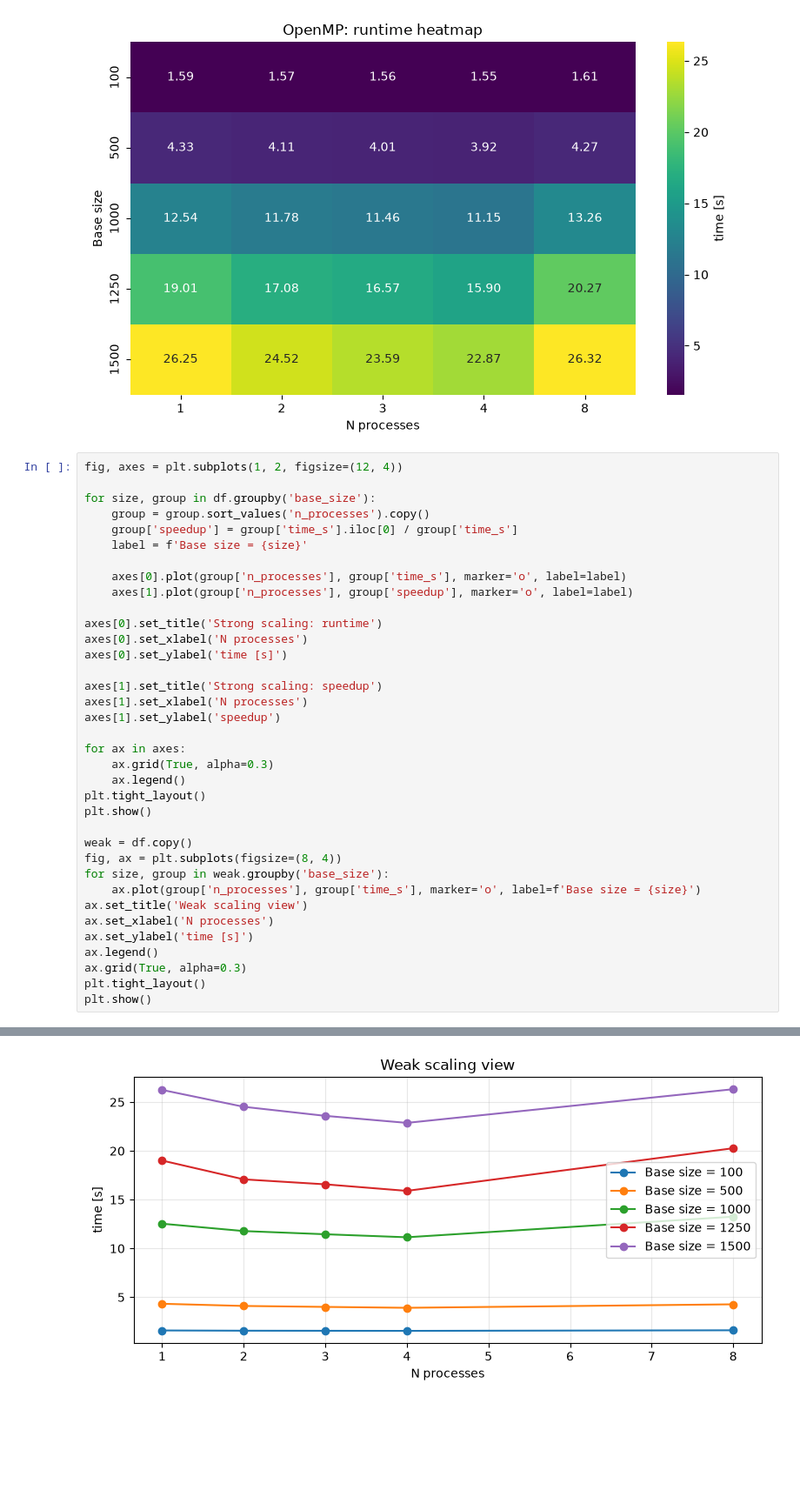
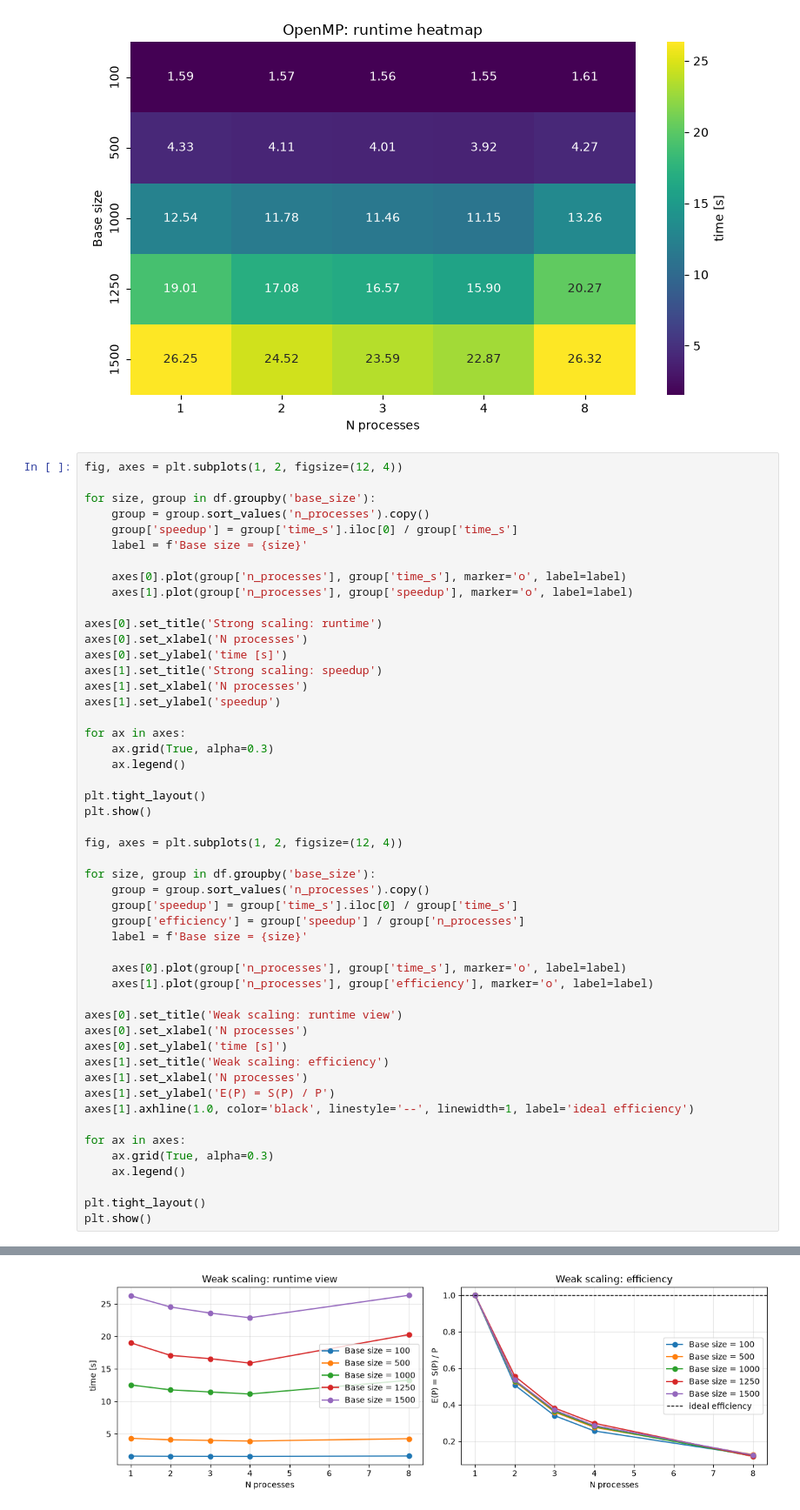
Before and after one commit to B-Koberg/Game-of-Life, a Jupyter notebook: task3_analysis.ipynb, the cells around one changed output, grey strips where cells are left out. Shown at 87% size. Saved outputs shown, nothing was run; the diff lists cells and outputs as text; blank space fills up the shorter version.

```diff
--- a/task3_analysis.ipynb
+++ b/task3_analysis.ipynb
@@ -29,39 +29,53 @@ plt.show()
 # %%
 fig, axes = plt.subplots(1, 2, figsize=(12, 4))
 
 for size, group in df.groupby('base_size'):
     group = group.sort_values('n_processes').copy()
     group['speedup'] = group['time_s'].iloc[0] / group['time_s']
     label = f'Base size = {size}'
 
     axes[0].plot(group['n_processes'], group['time_s'], marker='o', label=label)
     axes[1].plot(group['n_processes'], group['speedup'], marker='o', label=label)
 
 axes[0].set_title('Strong scaling: runtime')
 axes[0].set_xlabel('N processes')
 axes[0].set_ylabel('time [s]')
-
 axes[1].set_title('Strong scaling: speedup')
 axes[1].set_xlabel('N processes')
 axes[1].set_ylabel('speedup')
 
 for ax in axes:
     ax.grid(True, alpha=0.3)
     ax.legend()
+
 plt.tight_layout()
 plt.show()
 
-weak = df.copy()
-fig, ax = plt.subplots(figsize=(8, 4))
-for size, group in weak.groupby('base_size'):
-    ax.plot(group['n_processes'], group['time_s'], marker='o', label=f'Base size = {size}')
-ax.set_title('Weak scaling view')
-ax.set_xlabel('N processes')
-ax.set_ylabel('time [s]')
-ax.legend()
-ax.grid(True, alpha=0.3)
+fig, axes = plt.subplots(1, 2, figsize=(12, 4))
+
+for size, group in df.groupby('base_size'):
+    group = group.sort_values('n_processes').copy()
+    group['speedup'] = group['time_s'].iloc[0] / group['time_s']
+    group['efficiency'] = group['speedup'] / group['n_processes']
+    label = f'Base size = {size}'
+
+    axes[0].plot(group['n_processes'], group['time_s'], marker='o', label=label)
+    axes[1].plot(group['n_processes'], group['efficiency'], marker='o', label=label)
+
+axes[0].set_title('Weak scaling: runtime view')
+axes[0].set_xlabel('N processes')
+axes[0].set_ylabel('time [s]')
+axes[1].set_title('Weak scaling: efficiency')
+axes[1].set_xlabel('N processes')
+axes[1].set_ylabel('E(P) = S(P) / P')
+axes[1].axhline(1.0, color='black', linestyle='--', linewidth=1, label='ideal efficiency')
+
+for ax in axes:
+    ax.grid(True, alpha=0.3)
+    ax.legend()
+
 plt.tight_layout()
 plt.show()
 # %% [output]
 [figure]
-[figure, old version]
+[figure, new version]
```
Also changed, not shown: 1 other file.
